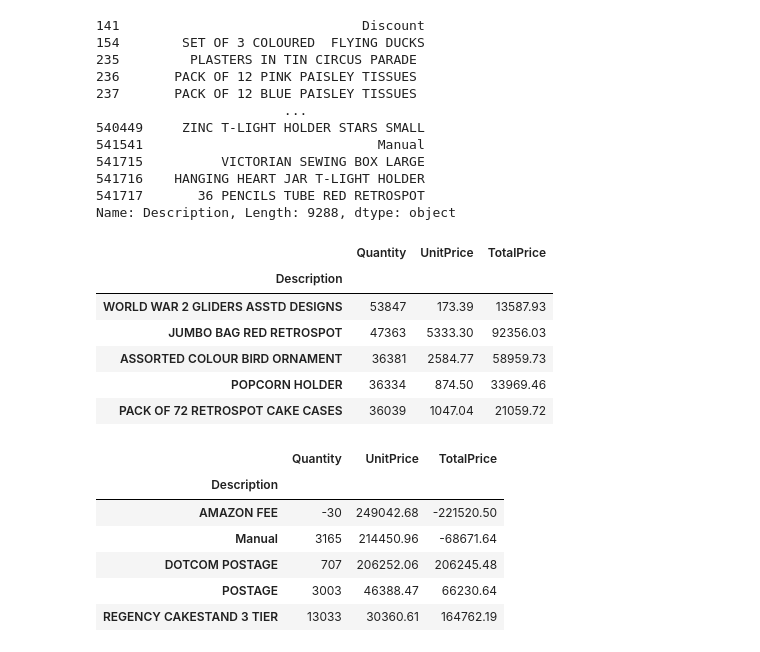
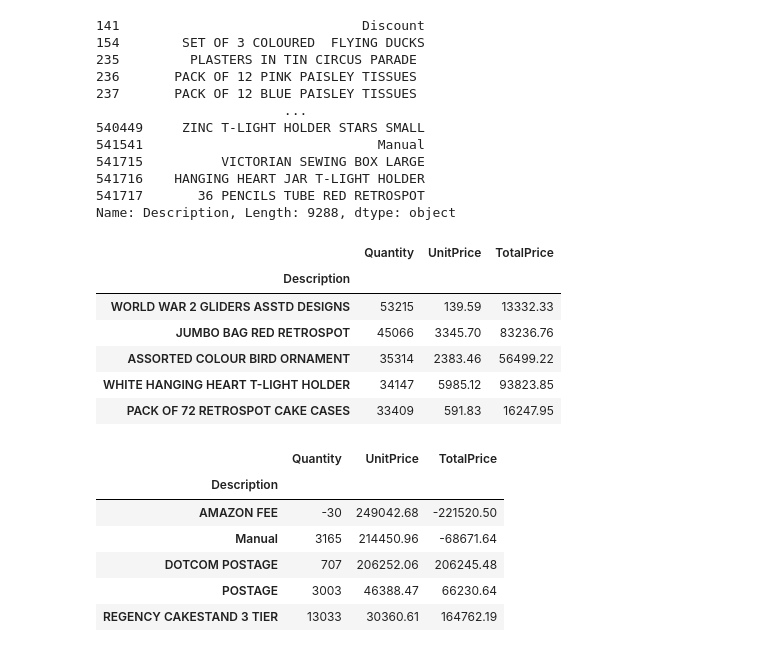
Before and after one commit to ArditFazliu/Analytics-und-Data-Storytelling, a Jupyter notebook: references/project-proposal.ipynb, the cells around one changed output. Cells and saved outputs as stored; diff of their text form; code cells hidden in the pictures.

```diff
--- a/references/project-proposal.ipynb
+++ b/references/project-proposal.ipynb
@@ -267,15 +309,15 @@ Name: Description, Length: 9288, dtype: object
 # %%
 # Meistverkaufte Produkte
 
-df.groupby("Description").sum().sort_values(["Quantity"], ascending=False)[:5]
+df_wmv.groupby("Description").sum().sort_values(["Quantity"], ascending=False)[:5]
 # %% [output]
 |  | Quantity | UnitPrice | TotalPrice |
 | Description |  |  |  |
-| WORLD WAR 2 GLIDERS ASSTD DESIGNS | 53847 | 173.39 | 13587.93 |
-| JUMBO BAG RED RETROSPOT | 47363 | 5333.30 | 92356.03 |
-| ASSORTED COLOUR BIRD ORNAMENT | 36381 | 2584.77 | 58959.73 |
-| POPCORN HOLDER | 36334 | 874.50 | 33969.46 |
-| PACK OF 72 RETROSPOT CAKE CASES | 36039 | 1047.04 | 21059.72 |
+| WORLD WAR 2 GLIDERS ASSTD DESIGNS | 53215 | 139.59 | 13332.33 |
+| JUMBO BAG RED RETROSPOT | 45066 | 3345.70 | 83236.76 |
+| ASSORTED COLOUR BIRD ORNAMENT | 35314 | 2383.46 | 56499.22 |
+| WHITE HANGING HEART T-LIGHT HOLDER | 34147 | 5985.12 | 93823.85 |
+| PACK OF 72 RETROSPOT CAKE CASES | 33409 | 591.83 | 16247.95 |
 # %%
 # Teuersten Produkte
 
```
Also changed, not shown: parts of 22 cells of this notebook.
